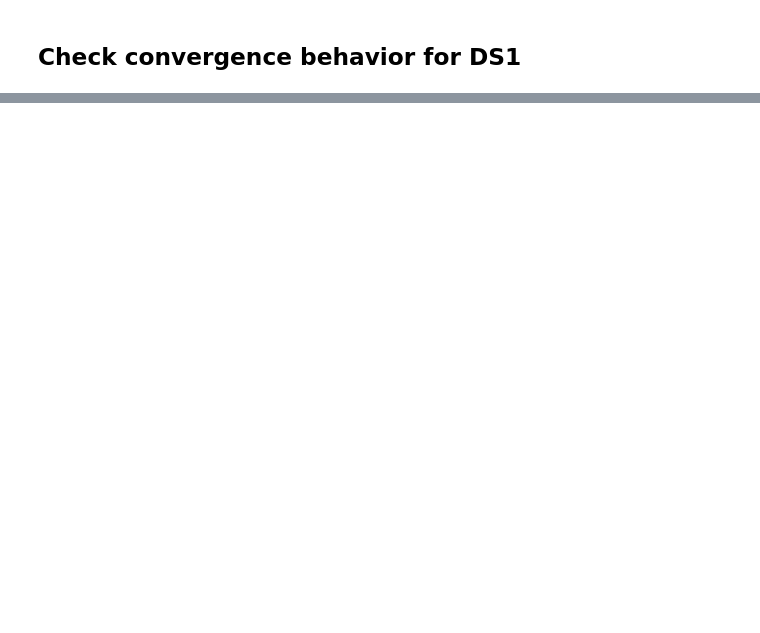
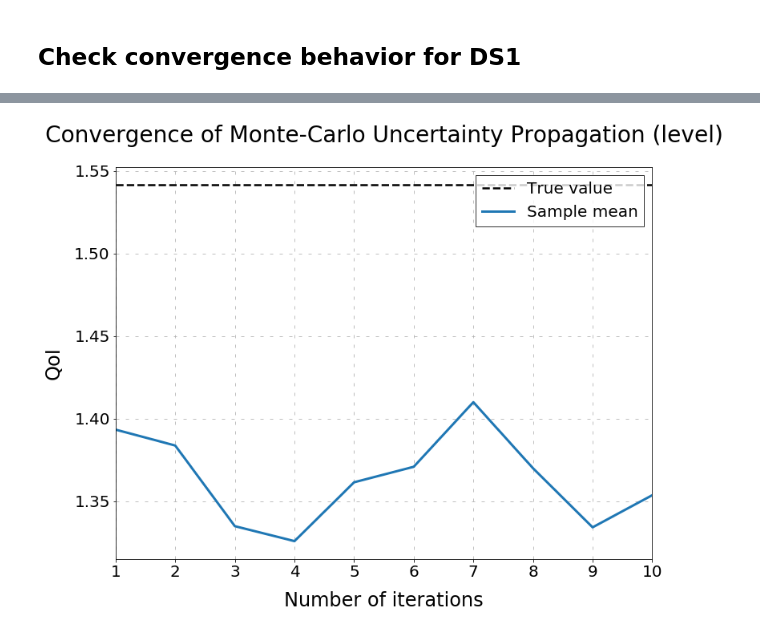
Before and after one commit to fagan2888/numerical-toolbox-uncertainty-quantification, a Jupyter notebook: uncertainty-quantification/sandbox.ipynb, the cells around one changed output, grey strips where cells are left out. Saved outputs shown, nothing was run; the diff lists cells and outputs as text; code cells hidden in the pictures; blank space fills up the shorter version.

```diff
--- a/uncertainty-quantification/sandbox.ipynb
+++ b/uncertainty-quantification/sandbox.ipynb
@@ -74,0 +71,7 @@ expected_qoi
+# %%
+# compute expected qoi via csv and transform function.
+df = pd.read_csv("csv/table41_kw_94.csv", sep=",")
+params_csv_temp = pd.Series(data=df["true"].values, index=df["parameter"].values)
+params_csv = transform_params_kw94_respy(params_csv_temp)
+expected_qoi_csv = model_wrapper_kw_94(params_csv.to_numpy())
+expected_qoi_csv
@@ -85,2 +88,3 @@ ValueError: ['wage_a' 'exp_a_square'] not contained in the index
 # %%
-convergence_plot(qoi, expected_qoi, "QoI")
+convergence_plot(qoi, expected_qoi_csv, "QoI")
+# %% [output]
@@ -87 +92,2 @@ convergence_plot(qoi, expected_qoi, "QoI")
+[figure, added]
 # %%
```
Also changed, not shown: parts of 11 cells of this notebook, 9 other files.
